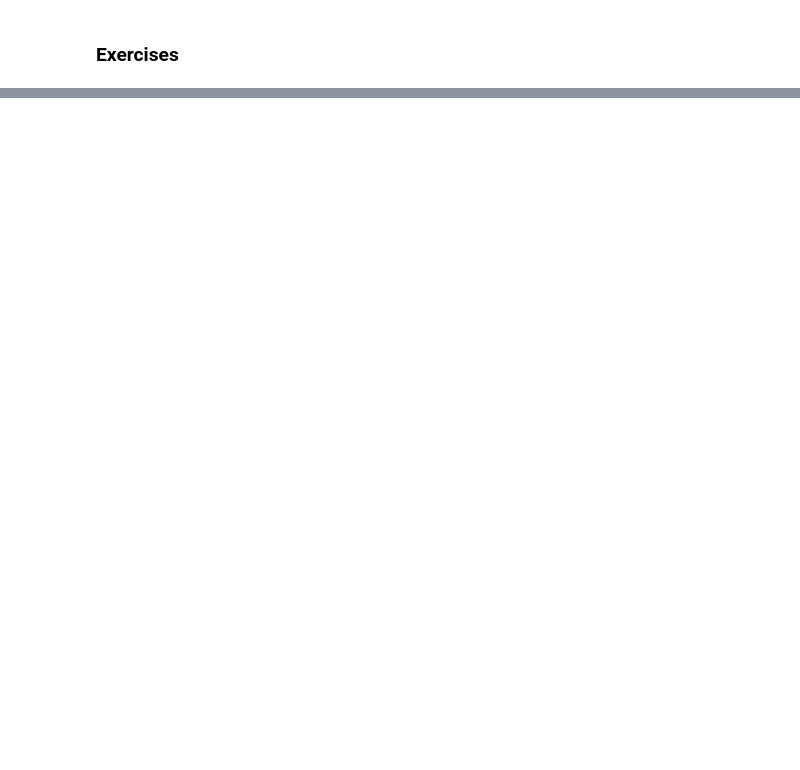
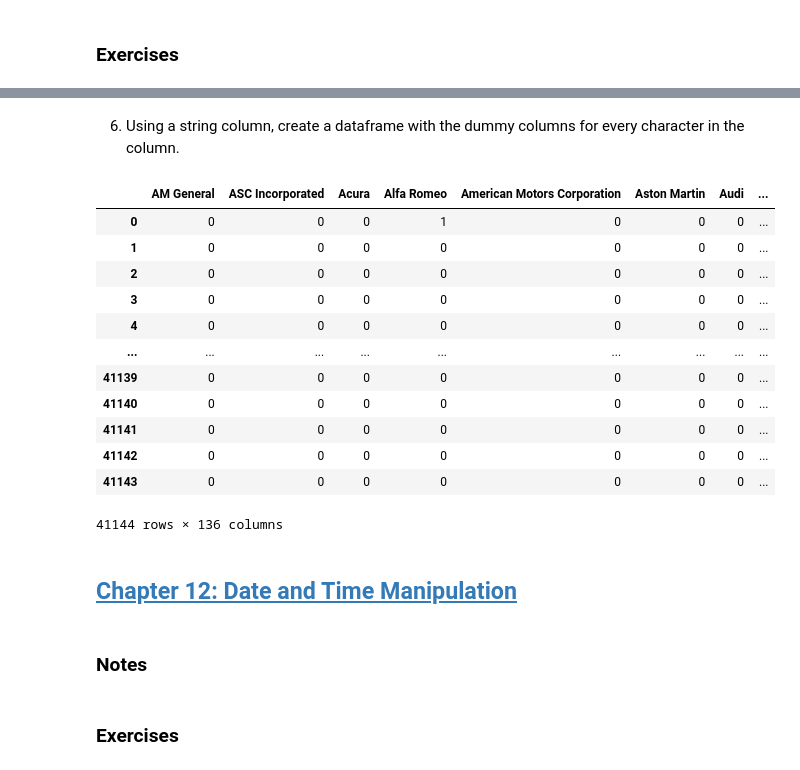
Before and after one commit to Alessine/bad_pandas, a Jupyter notebook: notebooks/220206_nb1_effective_pandas_notes.ipynb, the cells around one changed output, grey strips where cells are left out. Drawn from its saved outputs; the diff is of its cells as text; code cells hidden in the pictures; blank space fills up the shorter version.

```diff
--- a/notebooks/220206_nb1_effective_pandas_notes.ipynb
+++ b/notebooks/220206_nb1_effective_pandas_notes.ipynb
@@ -1619,0 +1802,25 @@ dtype: float64
+# %% [markdown]
+6. Using a string column, create a dataframe with the dummy columns for every character in the column.
+# %%
+make.str.get_dummies()
+# %% [output]
+|  | AM General | ASC Incorporated | Acura | Alfa Romeo | American Motors Corporation | Aston Martin | Audi | ... |
+| 0 | 0 | 0 | 0 | 1 | 0 | 0 | 0 | ... |
+| 1 | 0 | 0 | 0 | 0 | 0 | 0 | 0 | ... |
+| 2 | 0 | 0 | 0 | 0 | 0 | 0 | 0 | ... |
+| 3 | 0 | 0 | 0 | 0 | 0 | 0 | 0 | ... |
+| 4 | 0 | 0 | 0 | 0 | 0 | 0 | 0 | ... |
+| ... | ... | ... | ... | ... | ... | ... | ... | ... |
+| 41139 | 0 | 0 | 0 | 0 | 0 | 0 | 0 | ... |
+| 41140 | 0 | 0 | 0 | 0 | 0 | 0 | 0 | ... |
+| 41141 | 0 | 0 | 0 | 0 | 0 | 0 | 0 | ... |
+| 41142 | 0 | 0 | 0 | 0 | 0 | 0 | 0 | ... |
+| 41143 | 0 | 0 | 0 | 0 | 0 | 0 | 0 | ... |
+41144 rows × 136 columns
+# %% [markdown]
+<a id='P12'></a>
+## [Chapter 12: Date and Time Manipulation](#P0)
+# %% [markdown]
+### Notes
+# %% [markdown]
+### Exercises
```
Also changed, not shown: parts of 32 cells of this notebook.
